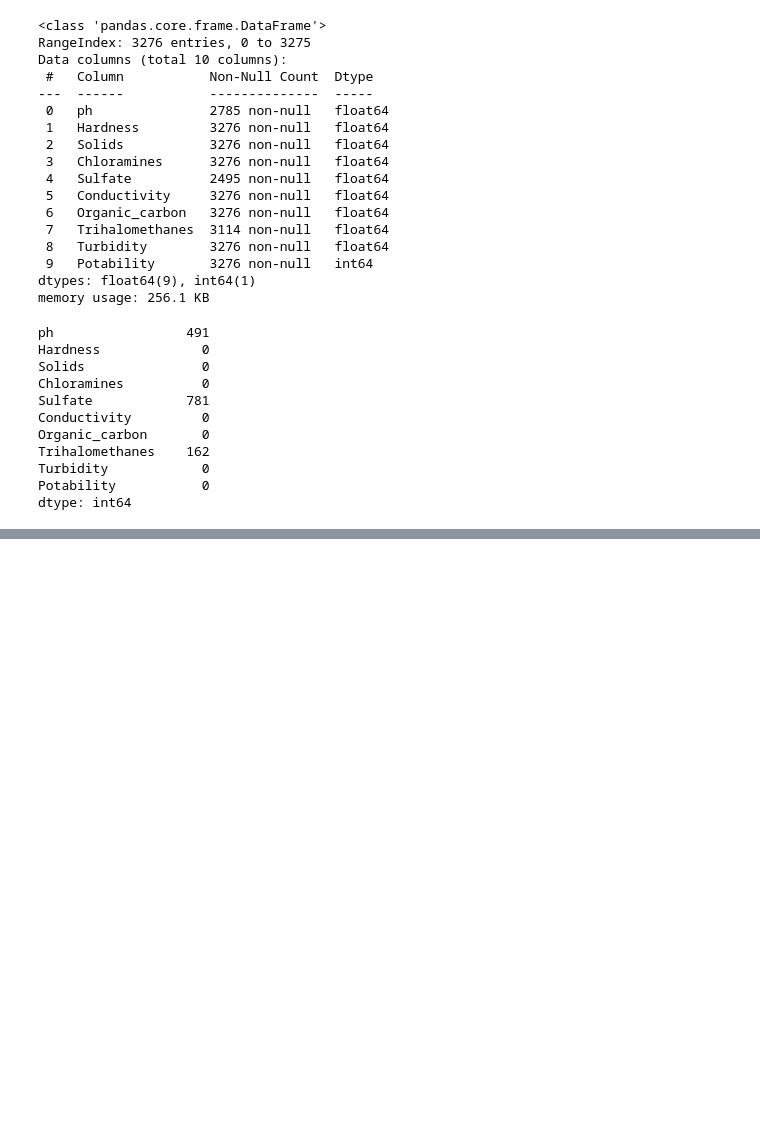
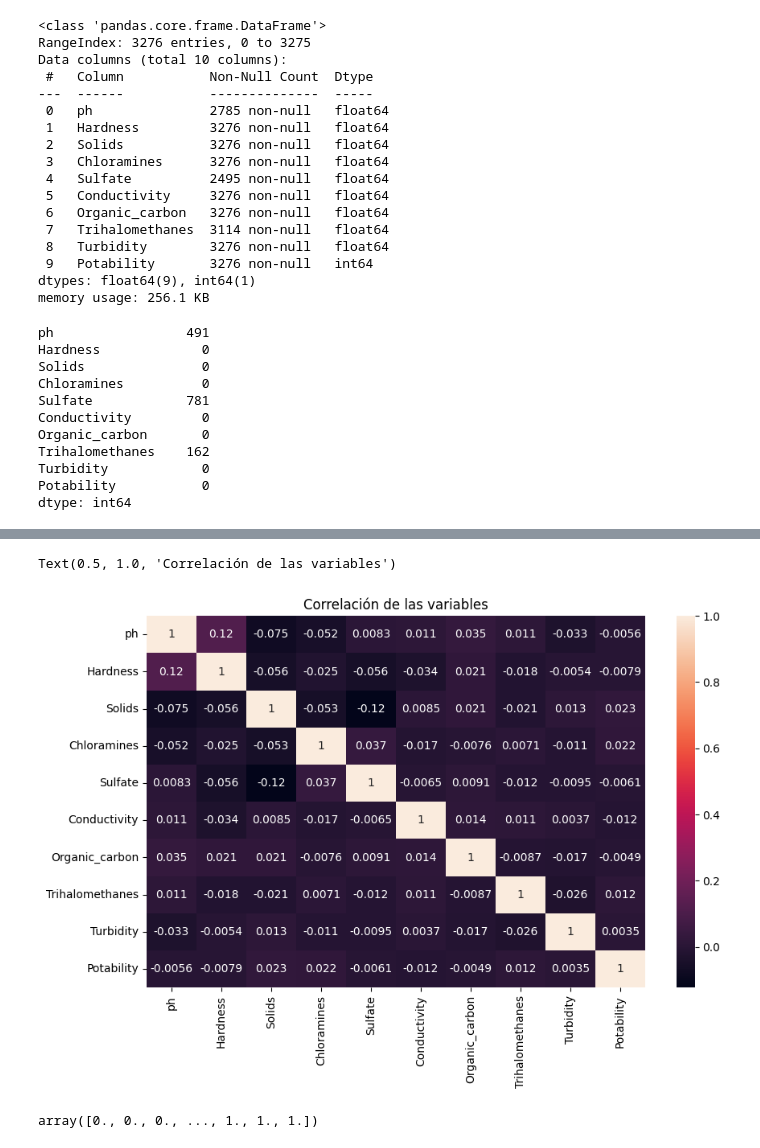
Before and after one commit to AlejandroAlcantar/IntegratorProject, a Jupyter notebook: Water_Quality.ipynb, the cells around one changed output, grey strips where cells are left out. Saved outputs shown, nothing was run; the diff lists cells and outputs as text; code cells hidden in the pictures; blank space fills up the shorter version.

```diff
--- a/Water_Quality.ipynb
+++ b/Water_Quality.ipynb
@@ -80,0 +165,4 @@ data_set = data_set.fillna(data_set.mean())
+# %%
+data_set = data_set.reset_index()
+del data_set['index']
+data_set
@@ -80,0 +183,13 @@ data_set = data_set.fillna(data_set.mean())
+# %%
+corr = data_set.corr()
+fig, ax = plt.subplots(figsize=(10,6))
+sns.heatmap(corr,
+            xticklabels = True,
+            yticklabels = True,
+            annot = True,
+            ax=ax
+)
+plt.title('Correlación de las variables')
+# %% [output]
+Text(0.5, 1.0, 'Correlación de las variables')
+[figure, added]
@@ -80,0 +198,5 @@ data_set = data_set.fillna(data_set.mean())
+# %%
+data_set_Y = data_set['Potability'].values
+data_set_Y
+# %% [output]
+array([0., 0., 0., ..., 1., 1., 1.])
```
Also changed, not shown: parts of 20 cells of this notebook, 2 other files.
